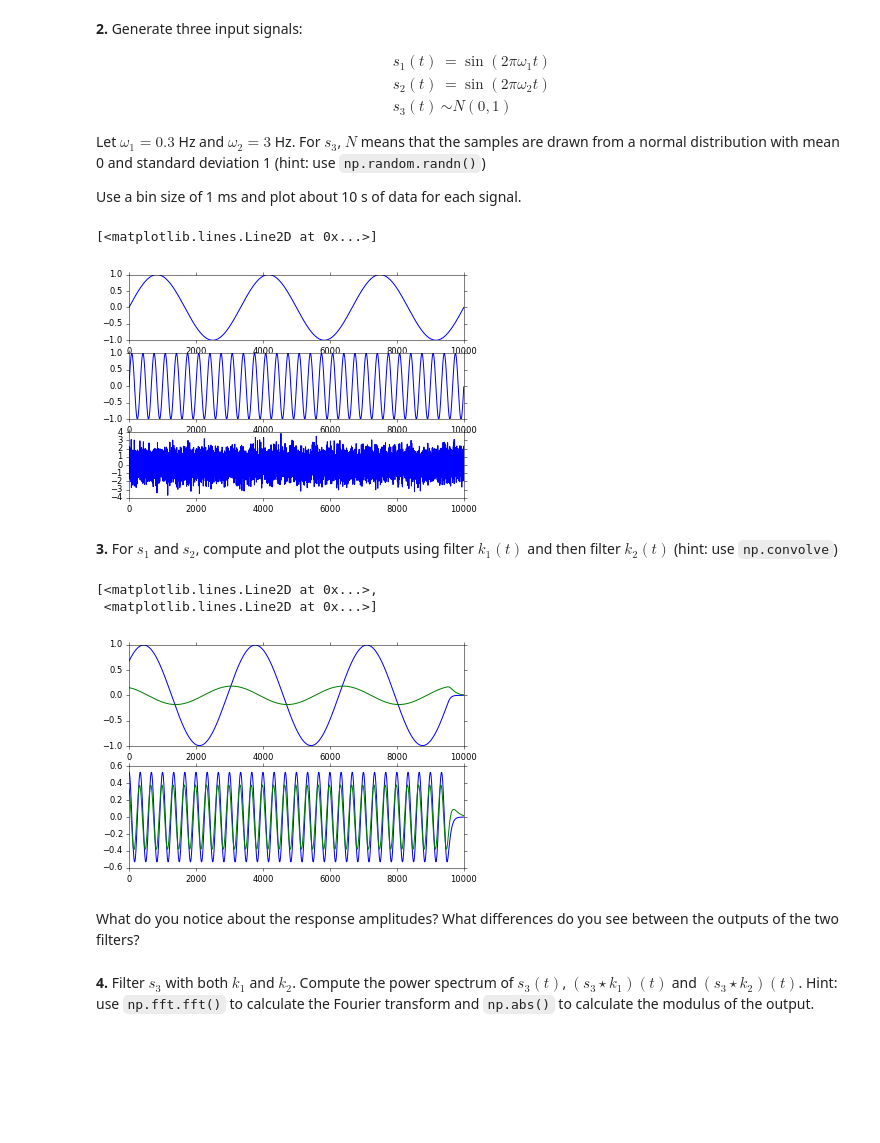
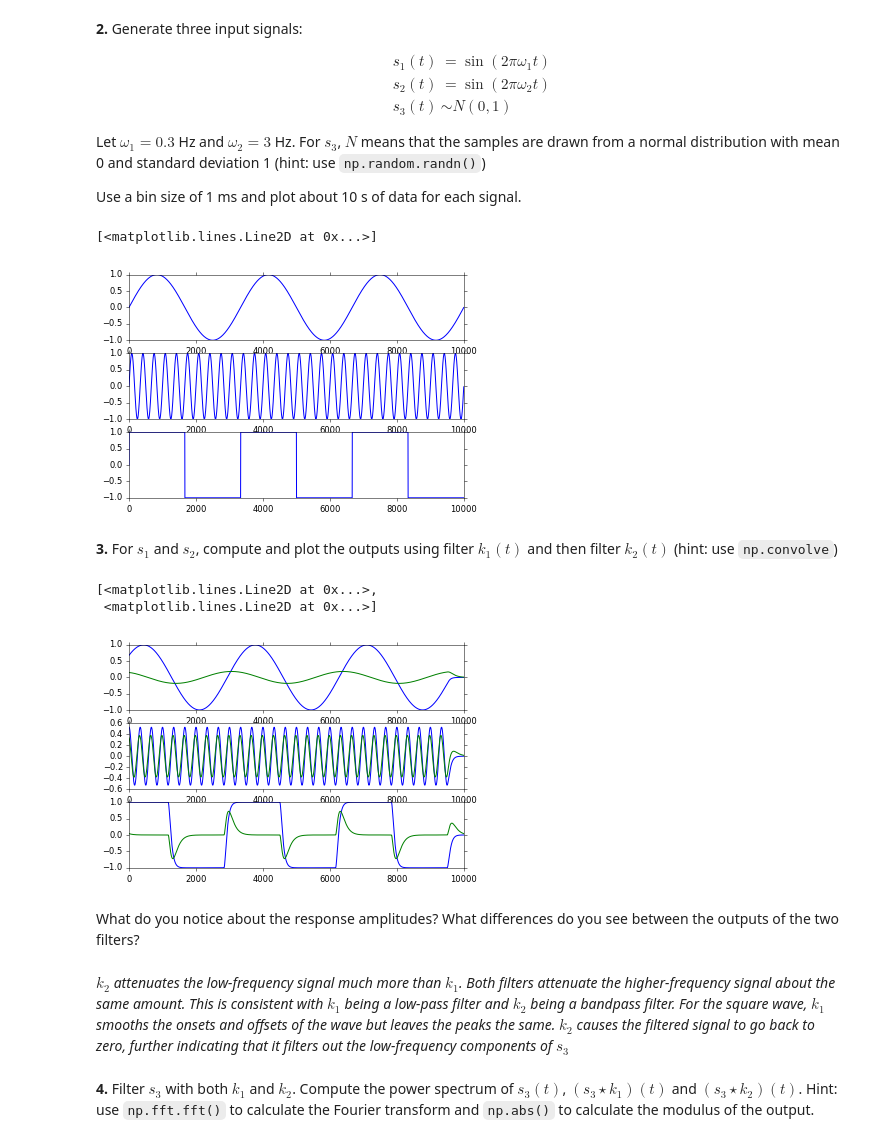
Before and after one commit to melizalab/comp-neurosci, a Jupyter notebook: assignments/session2b-lti-solution.ipynb, the cells around one changed output. Drawn from its saved outputs; the diff is of its cells as text; code cells hidden in the pictures; blank space fills up the shorter version.

```diff
--- a/assignments/session2b-lti-solution.ipynb
+++ b/assignments/session2b-lti-solution.ipynb
@@ -51,29 +53,34 @@ omega_2 = 3.0 # Hz
 t2 = np.arange(0, 10000, 1)
 s1 = np.sin(2 * np.pi * omega_1 / 1000 * t2) # note conversion of frequency to kHz to match ms
 s2 = np.sin(2 * np.pi * omega_2 / 1000 * t2)
-s3 = np.random.randn(t2.size)
+s3 = np.sign(s1)
 
 plt.subplot(311).plot(t2, s1)
 plt.subplot(312).plot(t2, s2)
 plt.subplot(313).plot(t2, s3)
 # %% [output]
 [<matplotlib.lines.Line2D at 0x...>]
-[figure, old version]
+[figure, new version]
 # %% [markdown]
 **3.** For $s_1$ and $s_2$, compute and plot the outputs using filter $k_1(t)$ and then filter $k_2(t)$ (hint: use `np.convolve`)
 # %%
 s1k1 = np.convolve(s1, k1, mode="same")  # mode="same" restricts calculation to first 10k points
 s1k2 = np.convolve(s1, k2, mode="same")
 s2k1 = np.convolve(s2, k1, mode="same")  # mode="same" restricts calculation to first 10k points
 s2k2 = np.convolve(s2, k2, mode="same")
-plt.subplot(211).plot(t2, s1k1, t2, s1k2) # note edge effects
-plt.subplot(212).plot(t2, s2k1, t2, s2k2)
+s3k1 = np.convolve(s3, k1, mode="same")  # mode="same" restricts calculation to first 10k points
+s3k2 = np.convolve(s3, k2, mode="same")
+plt.subplot(311).plot(t2, s1k1, t2, s1k2) # note edge effects
+plt.subplot(312).plot(t2, s2k1, t2, s2k2)
+plt.subplot(313).plot(t2, s3k1, t2, s3k2)
 # %% [output]
 [<matplotlib.lines.Line2D at 0x...>,
  <matplotlib.lines.Line2D at 0x...>]
-[figure, old version]
+[figure, new version]
 # %% [markdown]
 What do you notice about the response amplitudes? What differences do you see between the outputs of the two filters?
+# %% [markdown]
+*$k_2$ attenuates the low-frequency signal much more than $k_1$. Both filters attenuate the higher-frequency signal about the same amount. This is consistent with $k_1$ being a low-pass filter and $k_2$ being a bandpass filter. For the square wave, $k_1$ smooths the onsets and offsets of the wave but leaves the peaks the same. $k_2$ causes the filtered signal to go back to zero, further indicating that it filters out the low-frequency components of $s_3$*
 # %% [markdown]
 **4.** Filter $s_3$ with both $k_1$ and $k_2$. Compute the power spectrum of $s_3(t)$, $(s_3 \star k_1)(t)$ and $(s_3 \star k_2)(t)$. Hint: use `np.fft.fft()` to calculate the Fourier transform and `np.abs()` to calculate the modulus of the output.
 # %%
```
Also changed, not shown: parts of 14 cells of this notebook.
